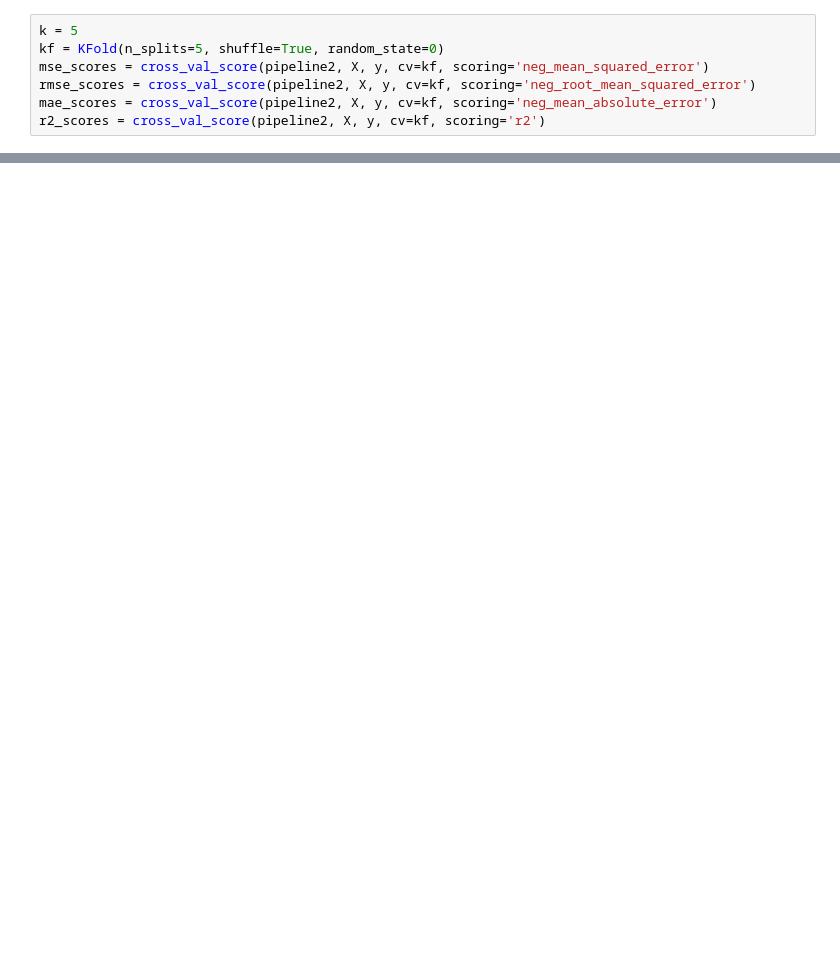
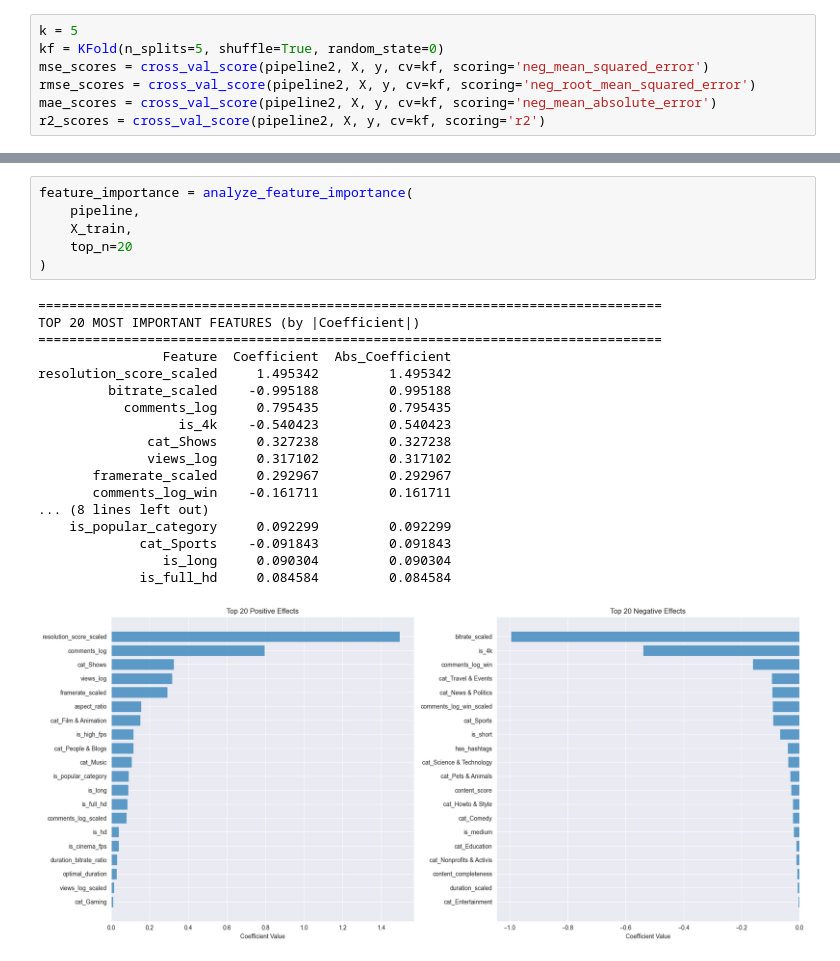
Before and after one commit to DangVanVy23521825/PTDLTQ-IE313, a Jupyter notebook: notebooks/4.0.LinearRegression_Modeling.ipynb, the cells around one changed output, grey strips where cells are left out. Drawn from its saved outputs; the diff is of its cells as text; blank space fills up the shorter version.

```diff
--- a/notebooks/4.0.LinearRegression_Modeling.ipynb
+++ b/notebooks/4.0.LinearRegression_Modeling.ipynb
@@ -397,0 +453,25 @@ Average R2 across 5 folds: 0.93
+# %%
+feature_importance = analyze_feature_importance(
+    pipeline,
+    X_train,
+    top_n=20
+)
+# %% [output]
+================================================================================
+TOP 20 MOST IMPORTANT FEATURES (by |Coefficient|)
+================================================================================
+                Feature  Coefficient  Abs_Coefficient
+resolution_score_scaled     1.495342         1.495342
+         bitrate_scaled    -0.995188         0.995188
+           comments_log     0.795435         0.795435
+                  is_4k    -0.540423         0.540423
+              cat_Shows     0.327238         0.327238
+              views_log     0.317102         0.317102
+       framerate_scaled     0.292967         0.292967
+       comments_log_win    -0.161711         0.161711
+... (8 lines left out)
+    is_popular_category     0.092299         0.092299
+             cat_Sports    -0.091843         0.091843
+                is_long     0.090304         0.090304
+             is_full_hd     0.084584         0.084584
+[figure, added]
```
Also changed, not shown: parts of 13 cells of this notebook.
